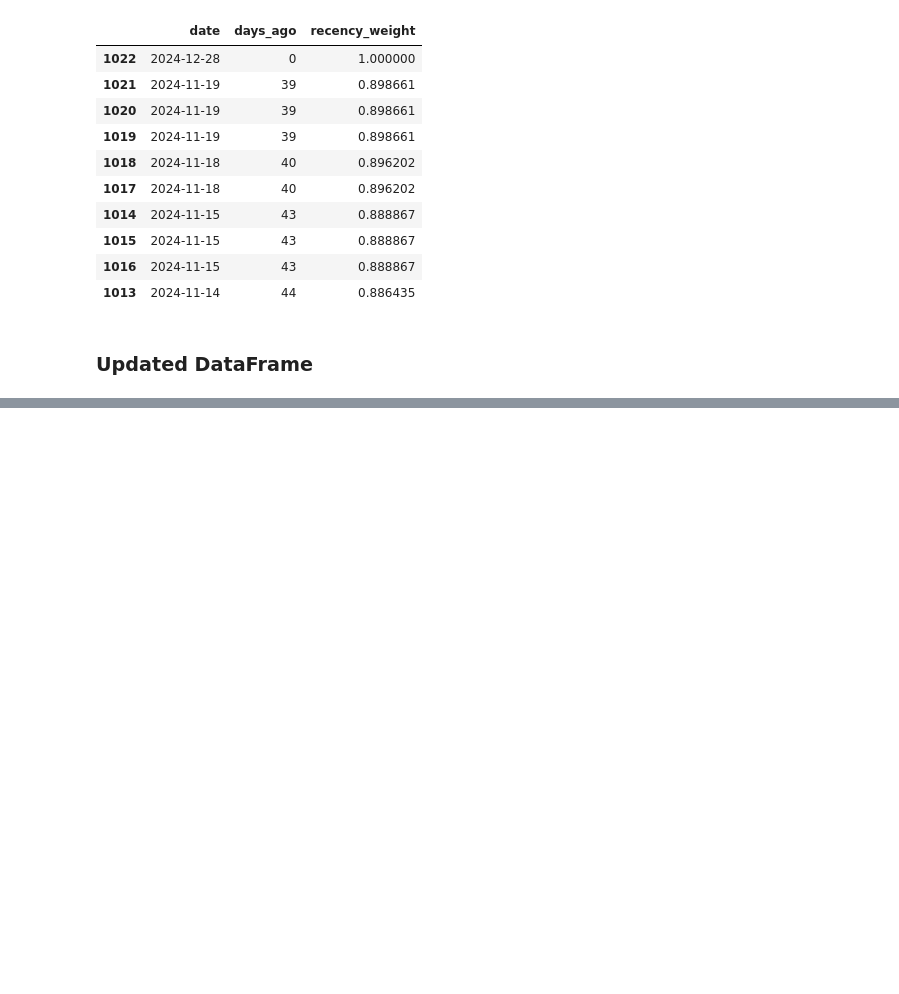
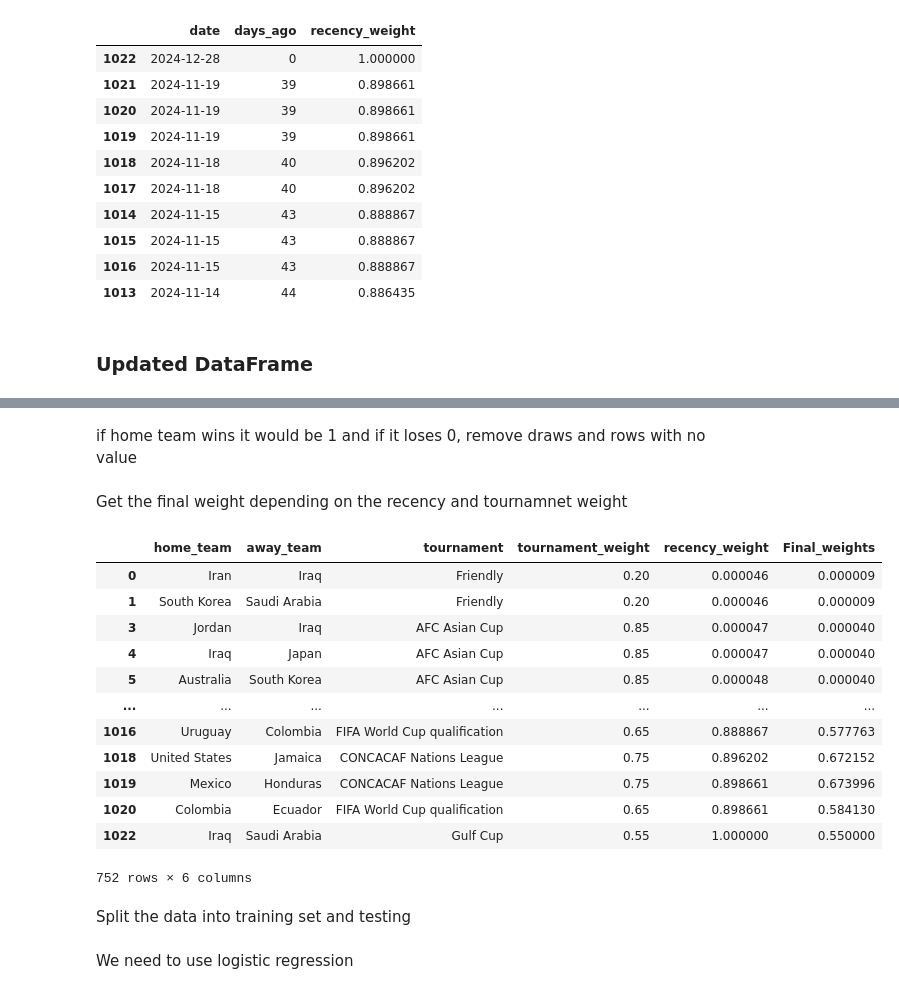
Before and after one commit to sayebm/Group_Project, a Jupyter notebook: Project.ipynb, the cells around one changed output, grey strips where cells are left out. Saved outputs shown, nothing was run; the diff lists cells and outputs as text; code cells hidden in the pictures; blank space fills up the shorter version.

```diff
--- a/Project.ipynb
+++ b/Project.ipynb
@@ -401,4 +408,5 @@ results_wc2026[['date', 'days_ago', 'recency_weight']].sort_values('date', ascen
 # %%
+results_wc2026["tournament_weight"] = results_wc2026_copy["tournament_weight"]
 results_wc2026
 # %% [output]
 |  | date | home_team | away_team | home_score | away_score | tournament | neutral | home_ranking | ... |
@@ -416,0 +425,53 @@ results_wc2026
+# %% [markdown]
+if home team wins it would be 1 and if it loses 0, remove draws and rows with no value
+# %%
+results_wc2026["home_win"] = (
+    results_wc2026["home_score"] > results_wc2026["away_score"]
+).astype(int)
+
+results_wc2026["draw"] = (
+    results_wc2026["home_score"] == results_wc2026["away_score"]
+)
+
+model_data = results_wc2026.loc[~results_wc2026["draw"]].copy()#only rows that matches are not a draw
+
+model_data = model_data.dropna(
+    subset=[
+        "home_ranking",
+        "away_ranking",
+        "ranking_diff",
+        "home_advantage",
+        "tournament_weight",
+        "recency_weight",
+    ]
+)
+# %% [markdown]
+Get the final weight depending on the recency and tournamnet weight
+# %%
+model_data["Final_weights"]  = (
+    model_data["tournament_weight"] * model_data["recency_weight"]
+)
+model_data[[
+        "home_team",
+        "away_team",
+        "tournament",
+        "tournament_weight",
+        "recency_weight",
+        "Final_weights",
+]]
+# %% [output]
+|  | home_team | away_team | tournament | tournament_weight | recency_weight | Final_weights |
+| 0 | Iran | Iraq | Friendly | 0.20 | 0.000046 | 0.000009 |
+| 1 | South Korea | Saudi Arabia | Friendly | 0.20 | 0.000046 | 0.000009 |
+| 3 | Jordan | Iraq | AFC Asian Cup | 0.85 | 0.000047 | 0.000040 |
+| 4 | Iraq | Japan | AFC Asian Cup | 0.85 | 0.000047 | 0.000040 |
+| 5 | Australia | South Korea | AFC Asian Cup | 0.85 | 0.000048 | 0.000040 |
+| ... | ... | ... | ... | ... | ... | ... |
+| 1016 | Uruguay | Colombia | FIFA World Cup qualification | 0.65 | 0.888867 | 0.577763 |
+| 1018 | United States | Jamaica | CONCACAF Nations League | 0.75 | 0.896202 | 0.672152 |
+| 1019 | Mexico | Honduras | CONCACAF Nations League | 0.75 | 0.898661 | 0.673996 |
+| 1020 | Colombia | Ecuador | FIFA World Cup qualification | 0.65 | 0.898661 | 0.584130 |
+| 1022 | Iraq | Saudi Arabia | Gulf Cup | 0.55 | 1.000000 | 0.550000 |
+752 rows × 6 columns
+# %% [markdown]
+Split the data into training set and testing
@@ -416,0 +496,2 @@ results_wc2026
+# %% [markdown]
+We need to use logistic regression
```
Also changed, not shown: parts of 5 cells of this notebook.
